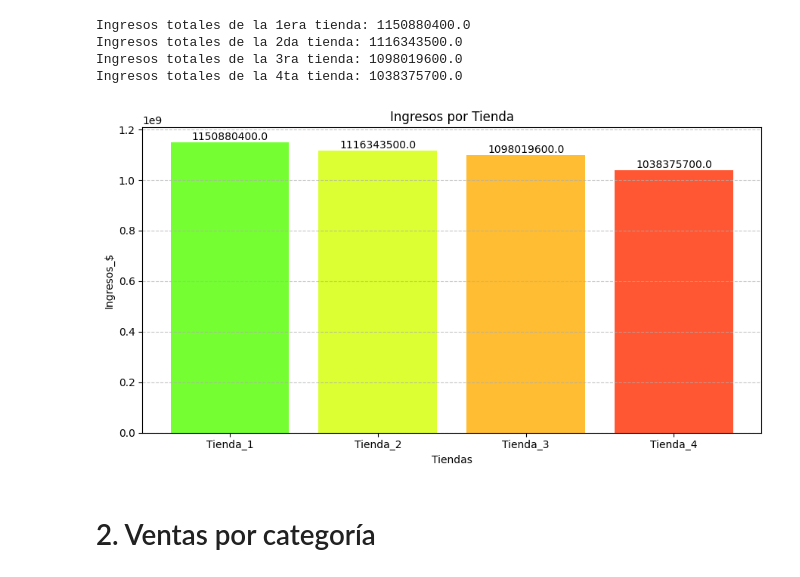
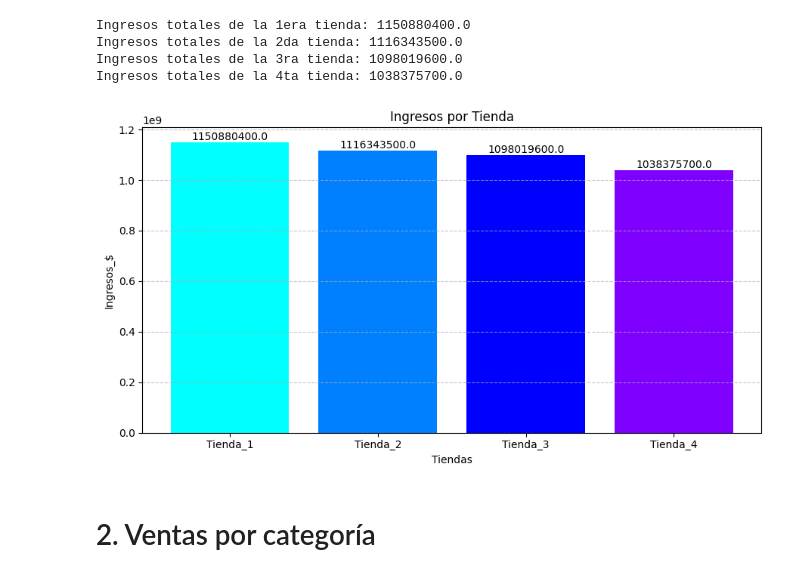
Before and after one commit to CarolinaG2024/Allura-Store_Challenge, a Jupyter notebook: challenge1-data-science-latam-main/AluraStoreLatam.ipynb, the cells around one changed output. Saved outputs shown, nothing was run; the diff lists cells and outputs as text; code cells hidden in the pictures.

```diff
--- a/challenge1-data-science-latam-main/AluraStoreLatam.ipynb
+++ b/challenge1-data-science-latam-main/AluraStoreLatam.ipynb
@@ -44,33 +44,33 @@ Ingresos totales de la 4ta tienda: 1038375700.0
 # %%
 #Importar libreria
 import matplotlib.pyplot as plt
 #Números decimales con 2 cifras
 pd.options.display.float_format = '{:.2f}'.format
 
 #Definir los datos que van en la tabla
 tiendas= ['Tienda_1','Tienda_2','Tienda_3','Tienda_4']
 ingresos_tiendas = [ingreso_Total1,ingreso_Total2,ingreso_Total3,ingreso_Total4]
-colores = ['#75ff33','#dbff33','#ffbd33','#ff5733']
+colores = ['#00FFFF','#0080FF','#0000FF','#7F00FF']
 #crear el gráfico en este caso de barras
 plt.figure (figsize=(9,5))
 barras = plt.bar(tiendas, ingresos_tiendas, color=colores)
 #Etiquetas
 plt.ylabel('Ingresos_$')
 plt.title('Ingresos por Tienda')
 plt.xlabel('Tiendas')
 
 plt.grid(axis='y', linestyle='--', alpha=0.7)
 
 #Valores
 for barra in barras:
     yval = barra.get_height()
     plt.text(barra.get_x() + barra.get_width()/2, yval, round(yval, 2), ha='center', va='bottom')
 
 #Mostrar gráfico
 plt.tight_layout()
 plt.show()
 # %% [output]
-[figure, old version]
+[figure, new version]
 # %% [markdown]
 # 2. Ventas por categoría
 # %%
```
Also changed, not shown: parts of 12 cells of this notebook.
